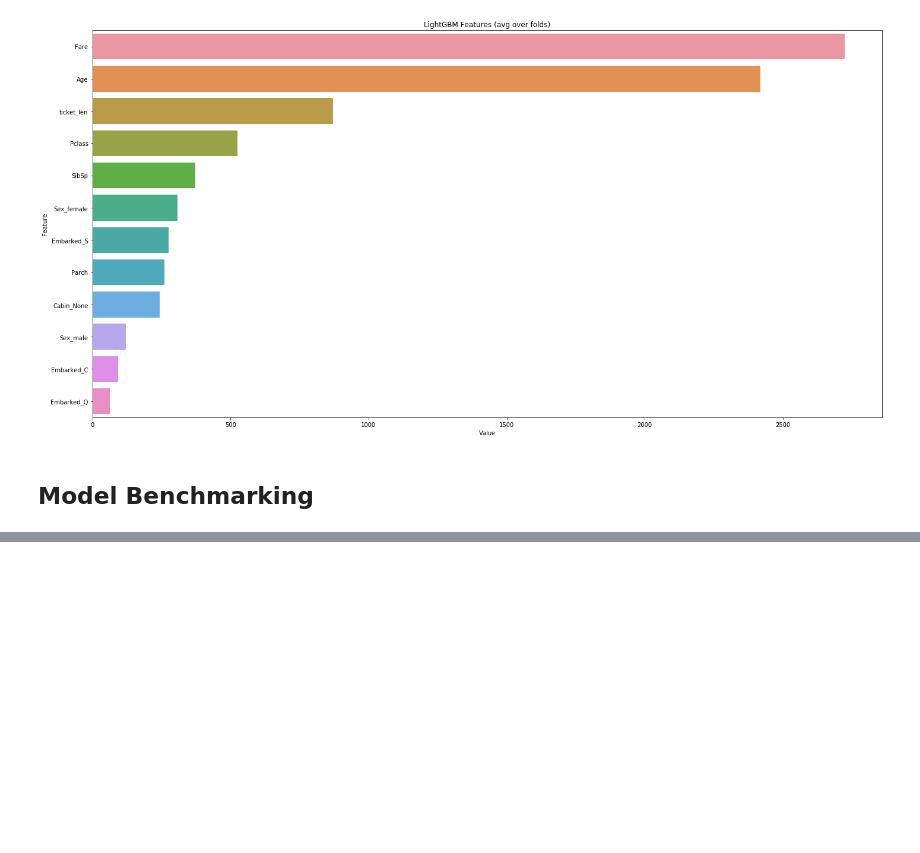
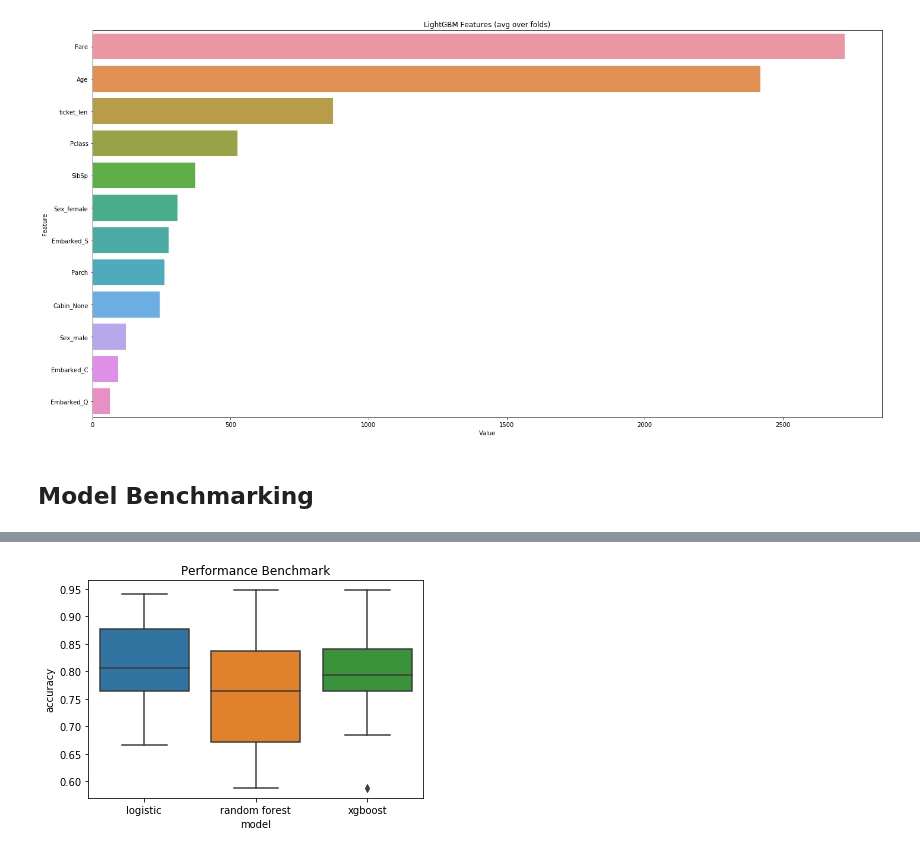
Before and after one commit to imfaridz/machine-learning-learn, a Jupyter notebook: titanic/Classifier.ipynb, the cells around one changed output, grey strips where cells are left out. Drawn from its saved outputs; the diff is of its cells as text; code cells hidden in the pictures; blank space fills up the shorter version.

Commit message:
add benchmarking

```diff
--- a/titanic/Classifier.ipynb
+++ b/titanic/Classifier.ipynb
@@ -156,0 +280,22 @@ top_feats = feature_imp.loc[feature_imp['Value'] > 0].Feature.values.tolist()
+# %%
+def cross_validate(model, features, label, n_cv):
+    scores = cross_val_score(model, features, label,
+                             scoring="accuracy", cv=n_cv)
+
+    return scores
+# %%
+def model_benchmark(models, X_test, y_test, n_cv):
+    performance_benchmark = pd.DataFrame(columns=['model','accuracy'])
+    for model in models:
+        temp_model = [model]*n_cv
+        temp_performance = cross_validate(models[model], X_test, y_test, n_cv)
+        temp_df = pd.DataFrame({'model': temp_model, 'accuracy': temp_performance})
+        performance_benchmark = pd.merge(performance_benchmark, temp_df, how = 'outer')
+    sns.boxplot(x="model", y="accuracy", data=performance_benchmark)
+    plt.title('Performance Benchmark')
+# %%
+models = {'logistic' : lr, 'random forest': rfc, 'xgboost': xgbc}
+# %%
+model_benchmark(models, X_valid, y_valid, 10)
+# %% [output]
+[figure, added]
```
Also changed, not shown: parts of 15 cells of this notebook.
